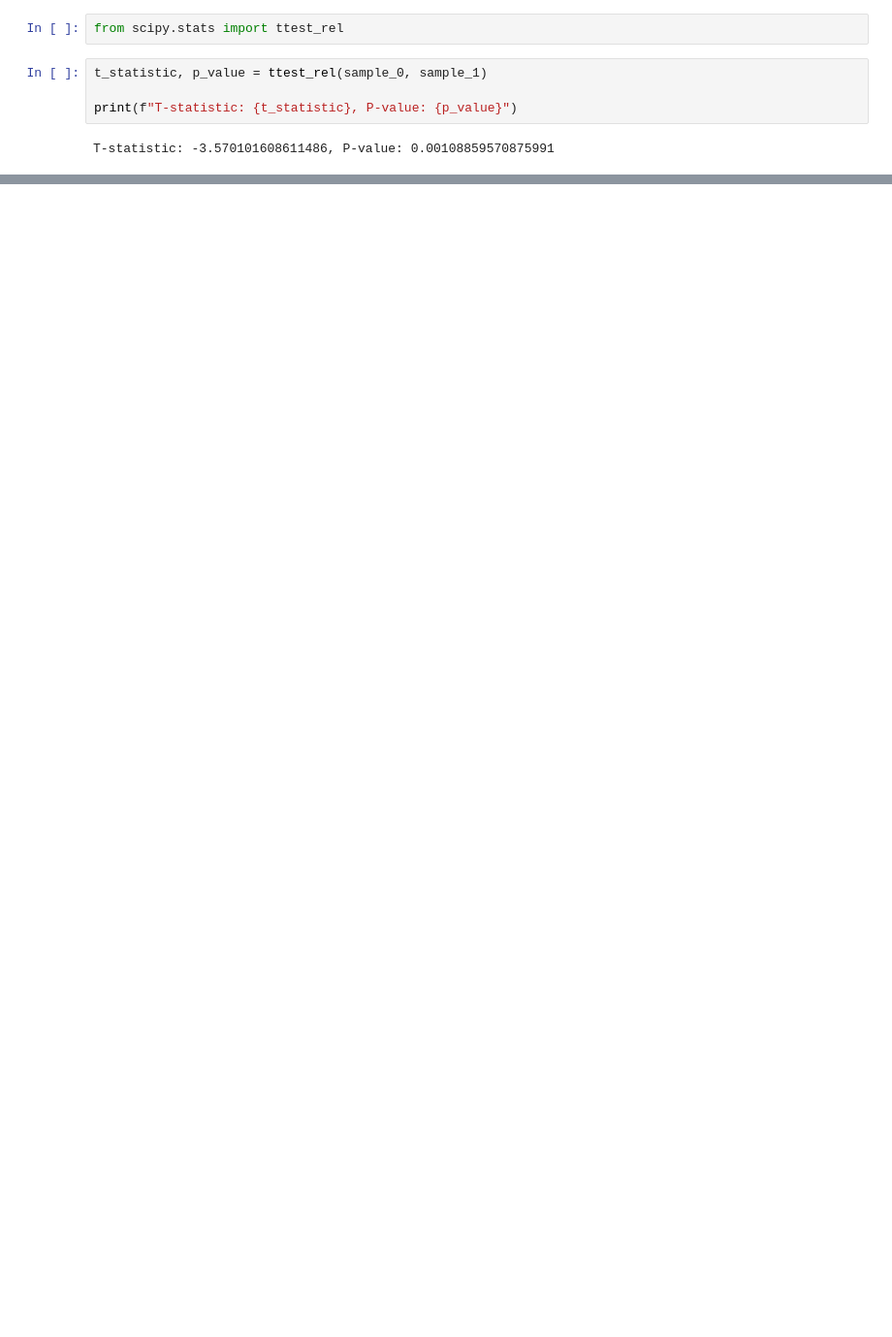
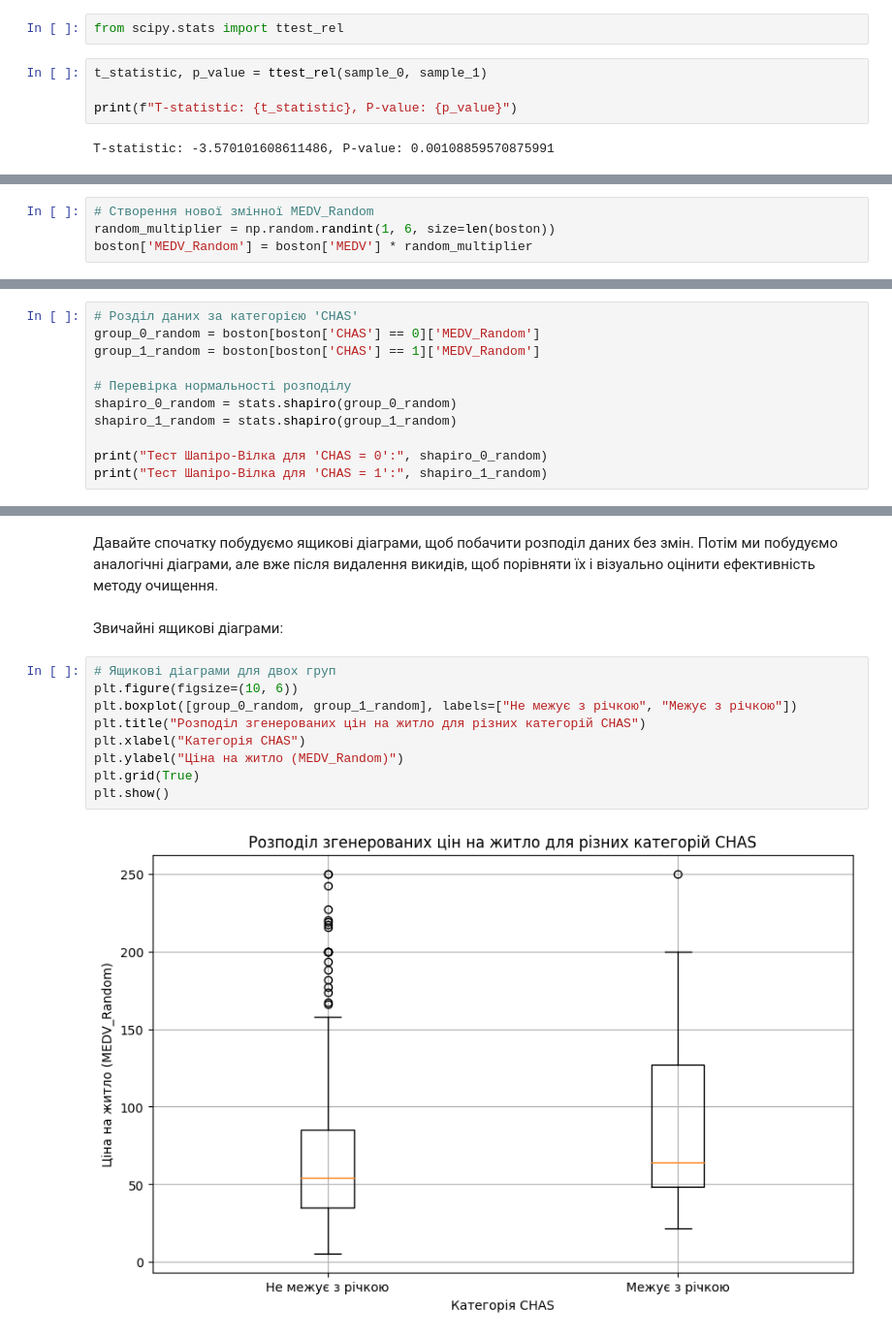
Before and after one commit to kurkur19/Analysis-BMD-Al-Khmuz-BS-25, a Jupyter notebook: Обробка_та_аналіз_біомедичних_даних_БС_25_Аль_Хмуз_КП_№4_5.ipynb, the cells around one changed output, grey strips where cells are left out. Shown at 97% size. Drawn from its saved outputs; the diff is of its cells as text; blank space fills up the shorter version.

```diff
--- a/Обробка_та_аналіз_біомедичних_даних_БС_25_Аль_Хмуз_КП_№4_5.ipynb
+++ b/Обробка_та_аналіз_біомедичних_даних_БС_25_Аль_Хмуз_КП_№4_5.ipynb
@@ -239,0 +184,4 @@ T-statistic: -3.182749383897789, P-value: 0.0031133390784020233
+# %%
+# Створення нової змінної MEDV_Random
+random_multiplier = np.random.randint(1, 6, size=len(boston))
+boston['MEDV_Random'] = boston['MEDV'] * random_multiplier
@@ -239,0 +192,11 @@ T-statistic: -3.182749383897789, P-value: 0.0031133390784020233
+# %%
+# Розділ даних за категорією 'CHAS'
+group_0_random = boston[boston['CHAS'] == 0]['MEDV_Random']
+group_1_random = boston[boston['CHAS'] == 1]['MEDV_Random']
+
+# Перевірка нормальності розподілу
+shapiro_0_random = stats.shapiro(group_0_random)
+shapiro_1_random = stats.shapiro(group_1_random)
+
+print("Тест Шапіро-Вілка для 'CHAS = 0':", shapiro_0_random)
+print("Тест Шапіро-Вілка для 'CHAS = 1':", shapiro_1_random)
@@ -239,0 +253,15 @@ T-statistic: -3.182749383897789, P-value: 0.0031133390784020233
+# %% [markdown]
+Давайте спочатку побудуємо ящикові діаграми, щоб побачити розподіл даних без змін. Потім ми побудуємо аналогічні діаграми, але вже після видалення викидів, щоб порівняти їх і візуально оцінити ефективність методу очищення.
+# %% [markdown]
+Звичайні ящикові діаграми:
+# %%
+# Ящикові діаграми для двох груп
+plt.figure(figsize=(10, 6))
+plt.boxplot([group_0_random, group_1_random], labels=["Не межує з річкою", "Межує з річкою"])
+plt.title("Розподіл згенерованих цін на житло для різних категорій CHAS")
+plt.xlabel("Категорія CHAS")
+plt.ylabel("Ціна на житло (MEDV_Random)")
+plt.grid(True)
+plt.show()
+# %% [output]
+[figure, added]
```
Also changed, not shown: parts of 55 cells of this notebook.
